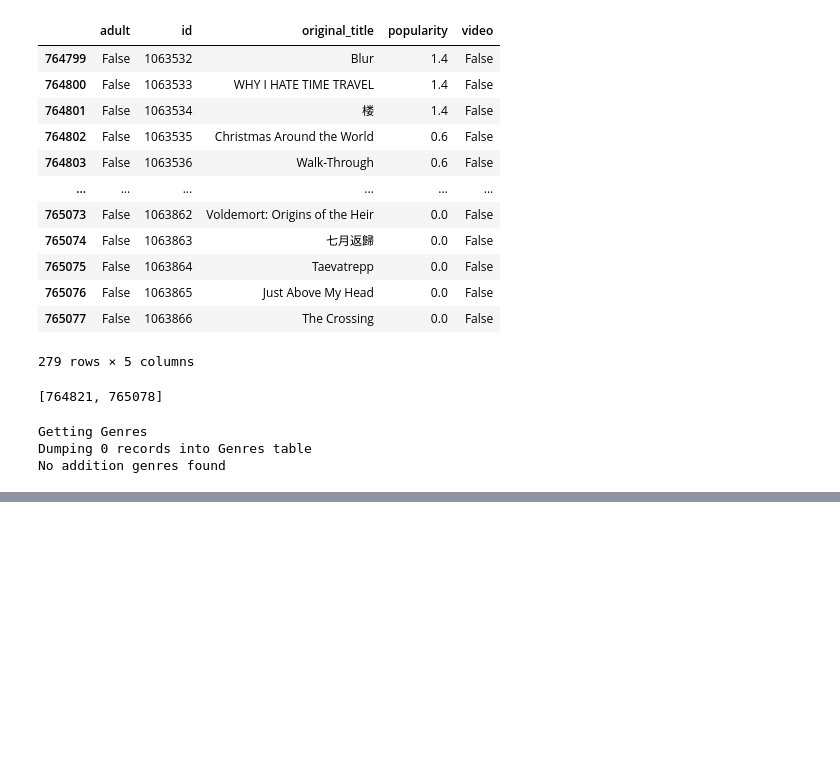
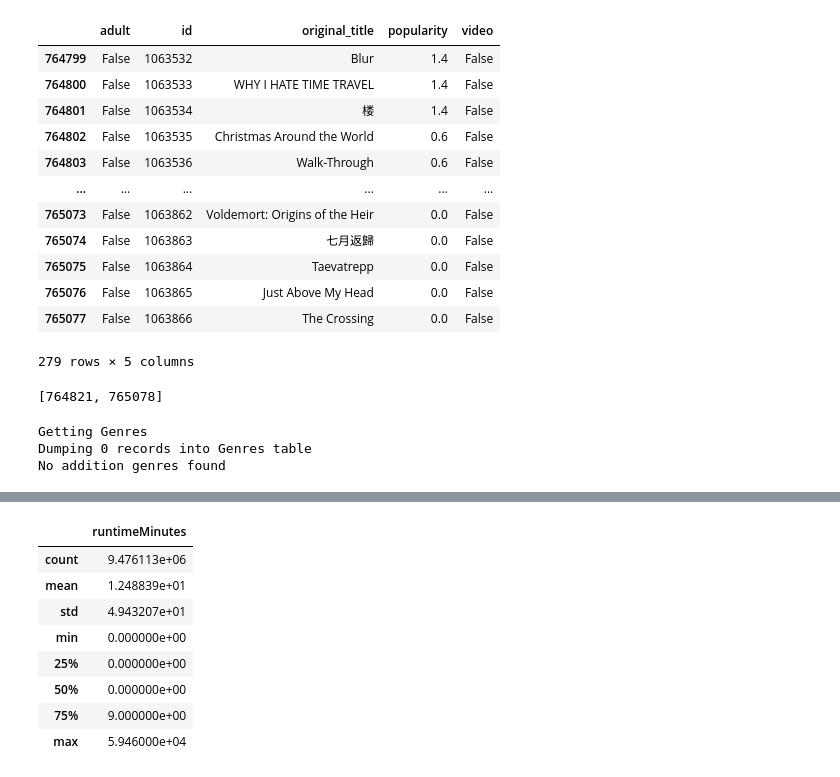
Before and after one commit to ganeshIIT/Movies, a Jupyter notebook: QuickAndDirtyExploration.ipynb, the cells around one changed output, grey strips where cells are left out. Drawn from its saved outputs; the diff is of its cells as text; code cells hidden in the pictures; blank space fills up the shorter version.

```diff
--- a/QuickAndDirtyExploration.ipynb
+++ b/QuickAndDirtyExploration.ipynb
@@ -276,0 +312,12 @@ imdbtitles = pd.read_csv('https://datasets.imdbws.com/title.basics.tsv.gz', sep=
+# %%
+imdbtitles.describe()
+# %% [output]
+|  | runtimeMinutes |
+| count | 9.476113e+06 |
+| mean | 1.248839e+01 |
+| std | 4.943207e+01 |
+| min | 0.000000e+00 |
+| 25% | 0.000000e+00 |
+| 50% | 0.000000e+00 |
+| 75% | 9.000000e+00 |
+| max | 5.946000e+04 |
```
Also changed, not shown: parts of 14 cells of this notebook, 6 other files.
